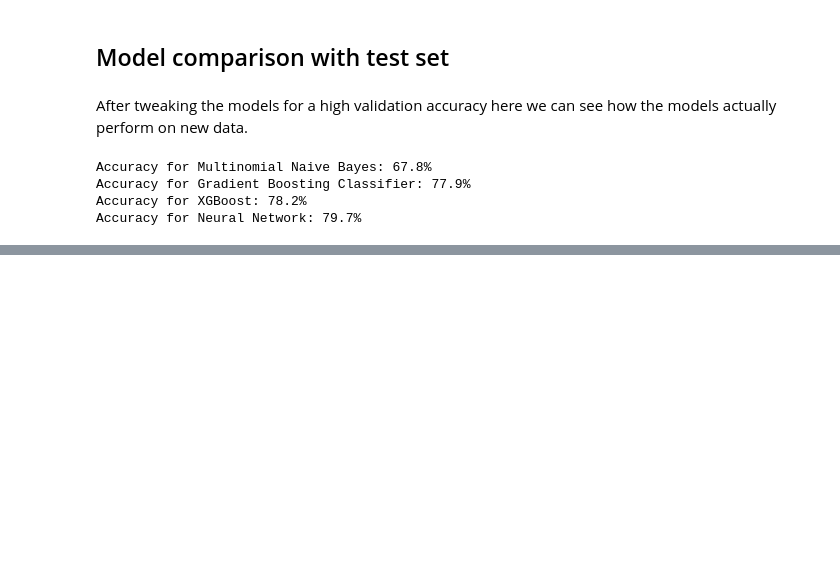
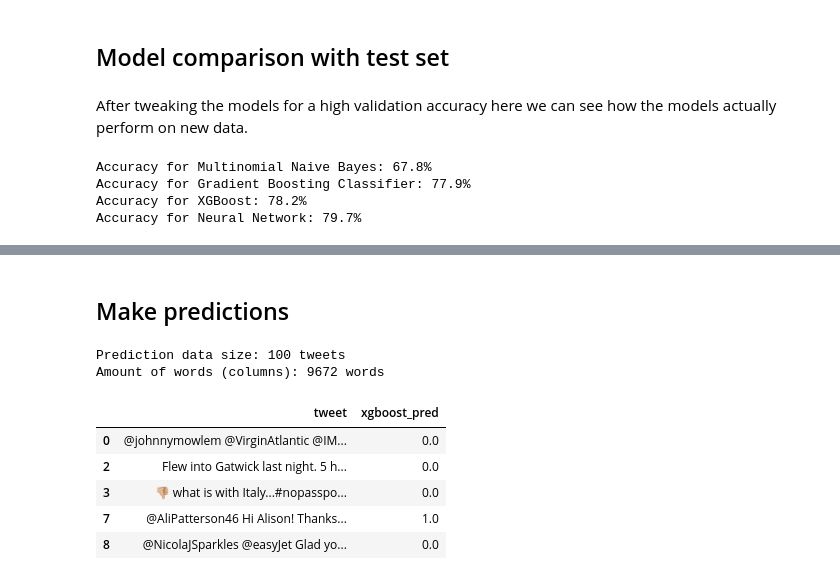
Before and after one commit to dharmsen/DBLDataChallenge, a Jupyter notebook: sentiment_models/Sentiment_models_overview(80%_accuracy_with_nn).ipynb, the cells around one changed output, grey strips where cells are left out. Saved outputs shown, nothing was run; the diff lists cells and outputs as text; code cells hidden in the pictures; blank space fills up the shorter version.

Commit message:
Working on predicting sentiment

```diff
--- a/sentiment_models/Sentiment_models_overview(80%_accuracy_with_nn).ipynb
+++ b/sentiment_models/Sentiment_models_overview(80%_accuracy_with_nn).ipynb
@@ -179,7 +177,7 @@ class PreProcessor:
         return self.preprocessed
 # %%
 # Preprocess text and put it in a new column
-preprocessor = PreProcessor(df)
+preprocessor = PreProcessor(df, 'text')
 df['cleaned_text'] = preprocessor.full_preprocess(len(df))
 # %% [output]
 A value is trying to be set on a copy of a slice from a DataFrame.
@@ -483,0 +487,32 @@ Accuracy for Neural Network: 79.7%
+# %% [markdown]
+## Make predictions
+# %%
+conn = sqlite3.connect('full_conversation_database.db')
+df = pd.read_sql('SELECT id_str, text, lang from tweets', conn)
+df = df[df['lang'] == 'en']
+# %%
+# Preprocessing
+sample = 100
+preprocessor = PreProcessor(df, column_name='text')
+preprocessor.full_preprocess(sample)
+data = preprocessor.get_data()
+vectorized_data = vectorizer.transform(data)
+print(f'Prediction data size: {vectorized_data.shape[0]} tweets\n\
+Amount of words (columns): {vectorized_data.shape[1]} words')
+# %% [output]
+Prediction data size: 100 tweets
+Amount of words (columns): 9672 words
+# %%
+# XGBoost
+d_test = xgb.DMatrix(vectorized_data)
+df_pred = pd.DataFrame({'tweet' : df['text'][:sample],
+                        'xgboost_pred' : bst.predict(d_test)})
+# %%
+df_pred.head()
+# %% [output]
+|  | tweet | xgboost_pred |
+| 0 | @johnnymowlem @VirginAtlantic @IM... | 0.0 |
+| 2 | Flew into Gatwick last night. 5 h... | 0.0 |
+| 3 | 👎🏼 what is with Italy...#nopasspo... | 0.0 |
+| 7 | @AliPatterson46 Hi Alison! Thanks... | 1.0 |
+| 8 | @NicolaJSparkles @easyJet Glad yo... | 0.0 |
```
Also changed, not shown: parts of 5 cells of this notebook, 3 other files.
